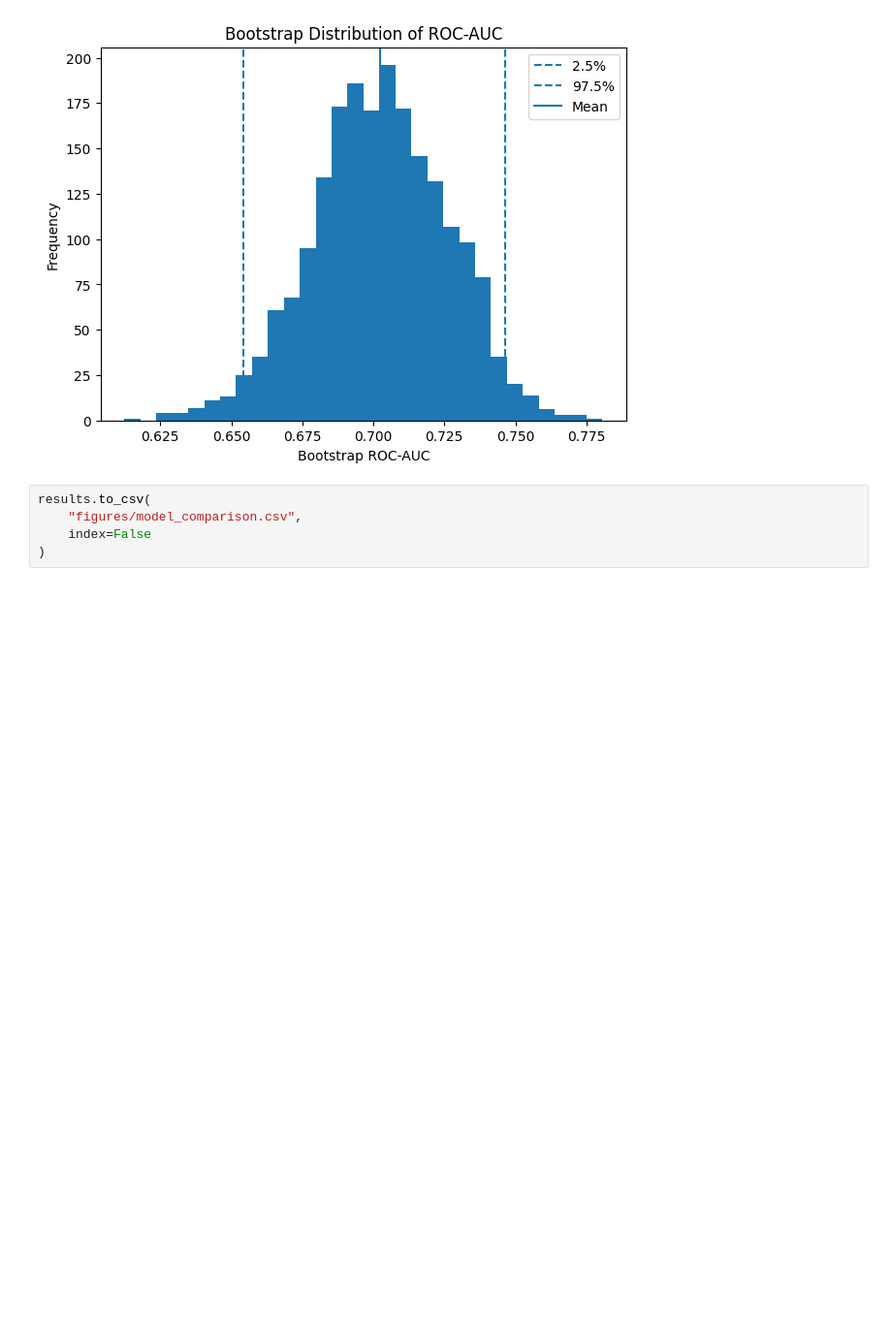
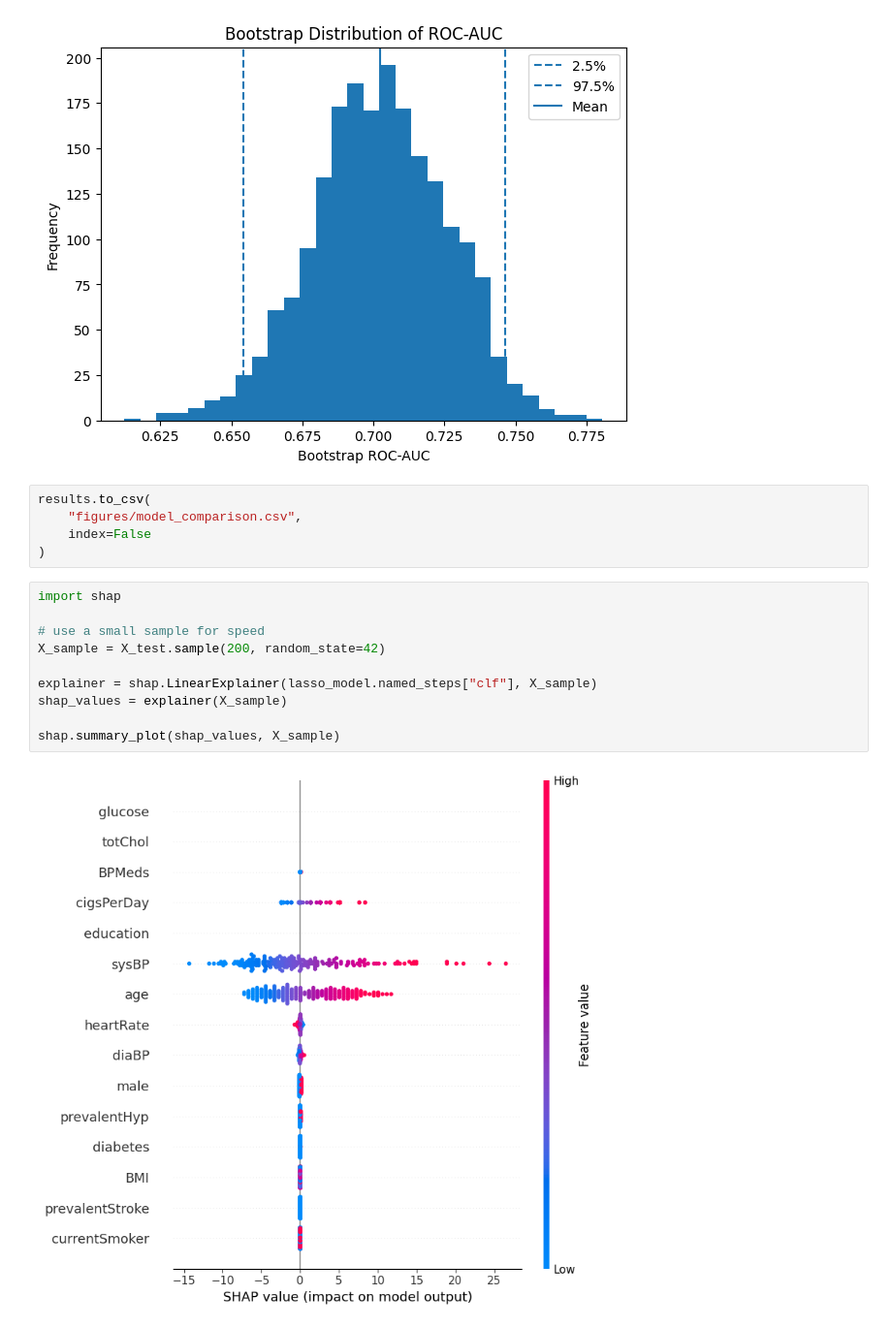
Before and after one commit to jen-h-lu/framingham-chd-risk-modeling, a Jupyter notebook: notebooks/02_logistic_model.ipynb, the cells around one changed output. Shown at 97% size. Cells and saved outputs as stored; diff of their text form; blank space fills up the shorter version.

Commit message:
Update SHAP analysis notebook

```diff
--- a/notebooks/02_logistic_model.ipynb
+++ b/notebooks/02_logistic_model.ipynb
@@ -421,3 +421,15 @@ results.to_csv(
     "figures/model_comparison.csv",
     index=False
 )
+# %%
+import shap
+
+# use a small sample for speed
+X_sample = X_test.sample(200, random_state=42)
+
+explainer = shap.LinearExplainer(lasso_model.named_steps["clf"], X_sample)
+shap_values = explainer(X_sample)
+
+shap.summary_plot(shap_values, X_sample)
+# %% [output]
+[figure, added]
```
Also changed, not shown: parts of 1 cell of this notebook.
